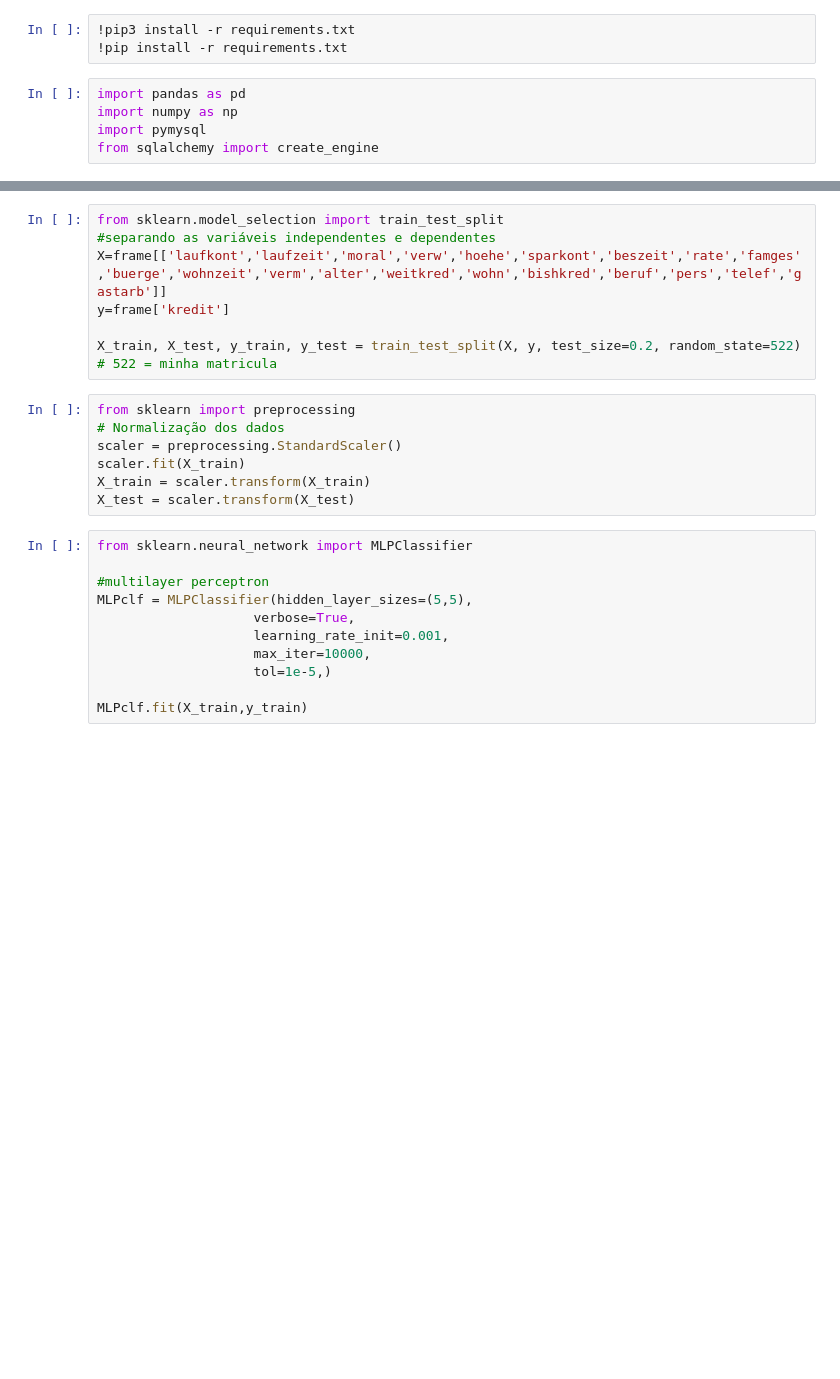
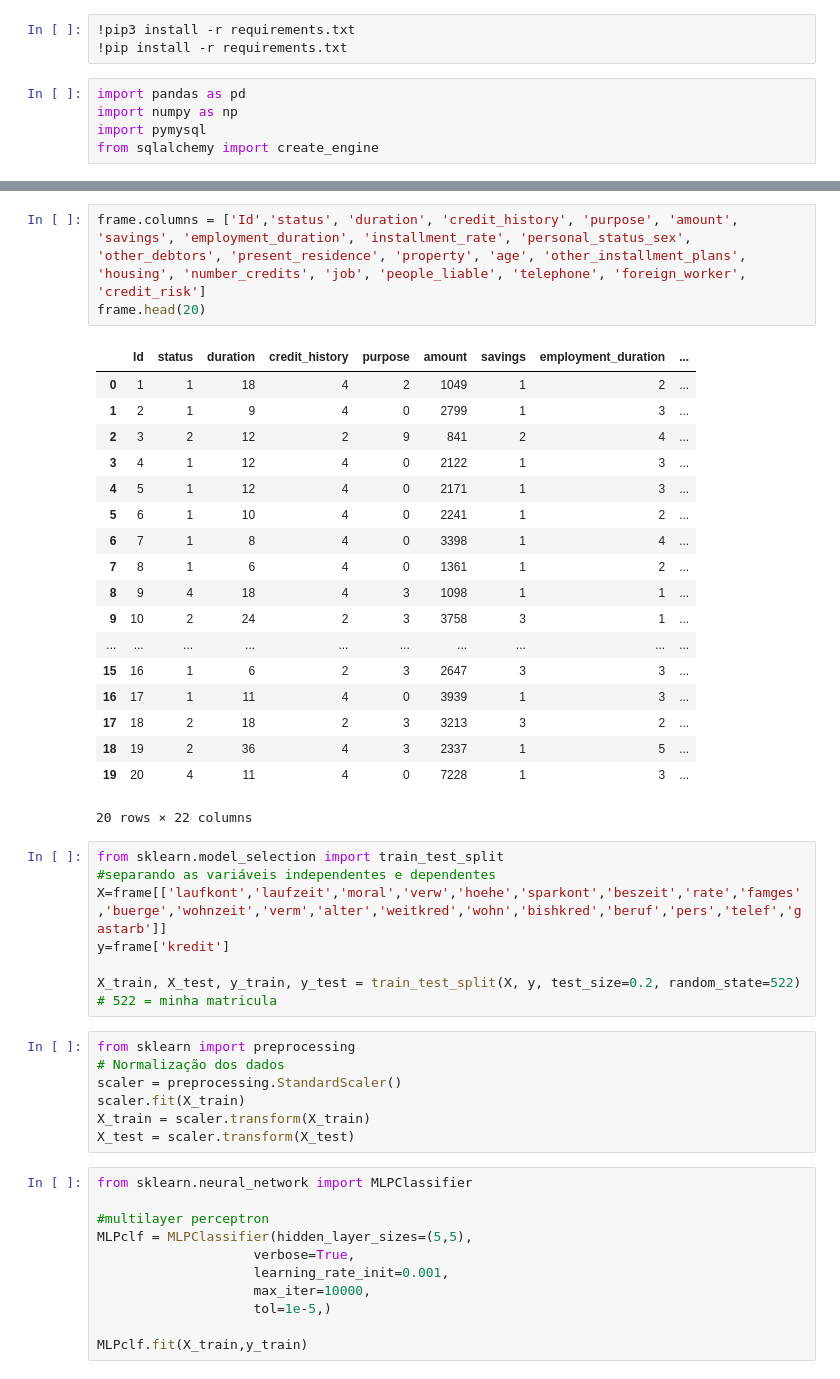
Before and after one commit to victormsz/Ag002, a Jupyter notebook: ag_notebook.ipynb, the cells around one changed output, grey strips where cells are left out. Drawn from its saved outputs; the diff is of its cells as text; blank space fills up the shorter version.

```diff
--- a/ag_notebook.ipynb
+++ b/ag_notebook.ipynb
@@ -15,3 +44,25 @@ pd.set_option('display.expand_frame_repr', False) #para não truncar as colunas
+# %%
+frame.columns = ['Id','status', 'duration', 'credit_history', 'purpose', 'amount', 'savings', 'employment_duration', 'installment_rate', 'personal_status_sex', 'other_debtors', 'present_residence', 'property', 'age', 'other_installment_plans', 'housing', 'number_credits', 'job', 'people_liable', 'telephone', 'foreign_worker', 'credit_risk']
+frame.head(20)
+# %% [output]
+|  | Id | status | duration | credit_history | purpose | amount | savings | employment_duration | ... |
+| 0 | 1 | 1 | 18 | 4 | 2 | 1049 | 1 | 2 | ... |
+| 1 | 2 | 1 | 9 | 4 | 0 | 2799 | 1 | 3 | ... |
+| 2 | 3 | 2 | 12 | 2 | 9 | 841 | 2 | 4 | ... |
+| 3 | 4 | 1 | 12 | 4 | 0 | 2122 | 1 | 3 | ... |
+| 4 | 5 | 1 | 12 | 4 | 0 | 2171 | 1 | 3 | ... |
+| 5 | 6 | 1 | 10 | 4 | 0 | 2241 | 1 | 2 | ... |
+| 6 | 7 | 1 | 8 | 4 | 0 | 3398 | 1 | 4 | ... |
+| 7 | 8 | 1 | 6 | 4 | 0 | 1361 | 1 | 2 | ... |
+| 8 | 9 | 4 | 18 | 4 | 3 | 1098 | 1 | 1 | ... |
+| 9 | 10 | 2 | 24 | 2 | 3 | 3758 | 3 | 1 | ... |
+| ... | ... | ... | ... | ... | ... | ... | ... | ... | ... |
+| 15 | 16 | 1 | 6 | 2 | 3 | 2647 | 3 | 3 | ... |
+| 16 | 17 | 1 | 11 | 4 | 0 | 3939 | 1 | 3 | ... |
+| 17 | 18 | 2 | 18 | 2 | 3 | 3213 | 3 | 2 | ... |
+| 18 | 19 | 2 | 36 | 4 | 3 | 2337 | 1 | 5 | ... |
+| 19 | 20 | 4 | 11 | 4 | 0 | 7228 | 1 | 3 | ... |
+20 rows × 22 columns
 # %%
 from sklearn.model_selection import train_test_split
 #separando as variáveis independentes e dependentes
```
Also changed, not shown: parts of 4 cells of this notebook.
